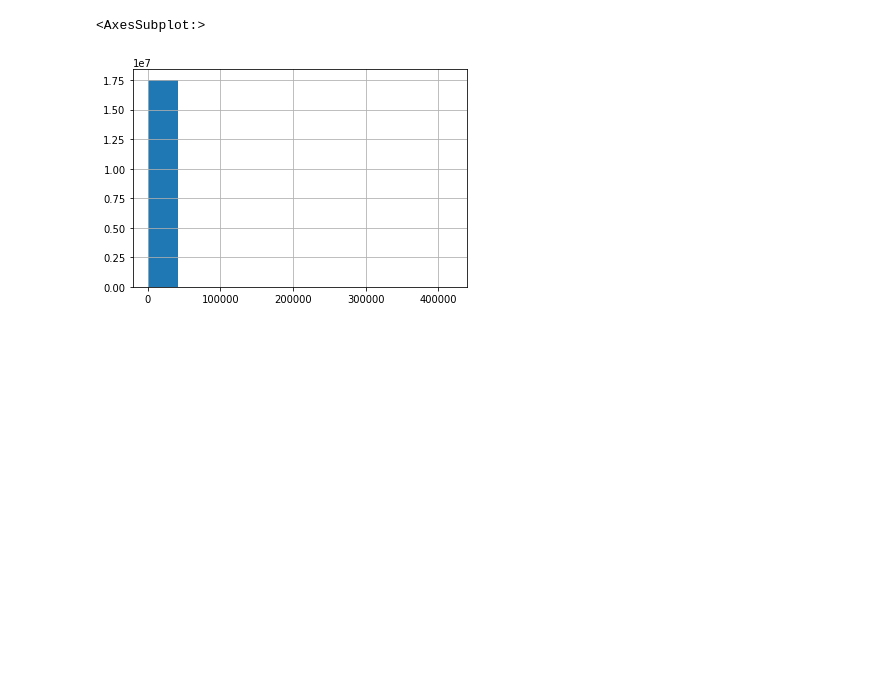
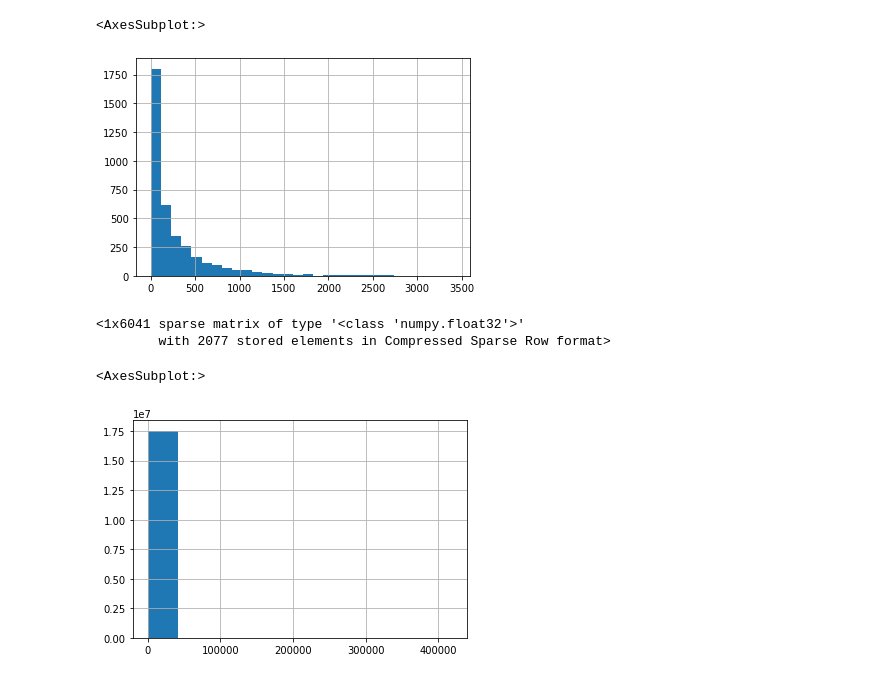
Before and after one commit to ChristophBarkey/Implicit_CF, a Jupyter notebook: LMF.ipynb, the cells around one changed output. Cells and saved outputs as stored; diff of their text form; code cells hidden in the pictures; blank space fills up the shorter version.

```diff
--- a/LMF.ipynb
+++ b/LMF.ipynb
@@ -12,3 +50,13 @@ TypeError: get_lastfm() takes 0 positional arguments but 1 was given
+# %%
+pd.Series(num_items).hist(bins=30)
+# %% [output]
+<AxesSubplot:>
+[figure, added]
+# %%
+ratings1[1]
+# %% [output]
+<1x6041 sparse matrix of type '<class 'numpy.float32'>'
+        with 2077 stored elements in Compressed Sparse Row format>
 # %%
 pd.Series(plays.data).hist()
 # %% [output]
```
Also changed, not shown: parts of 11 cells of this notebook.
